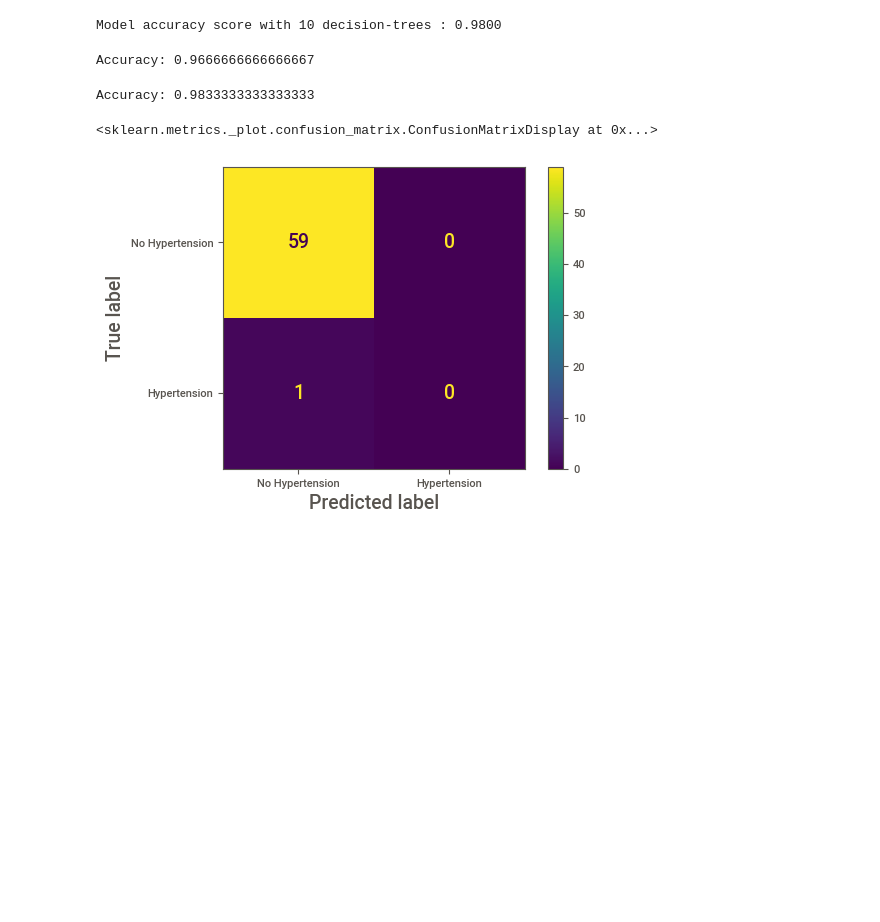
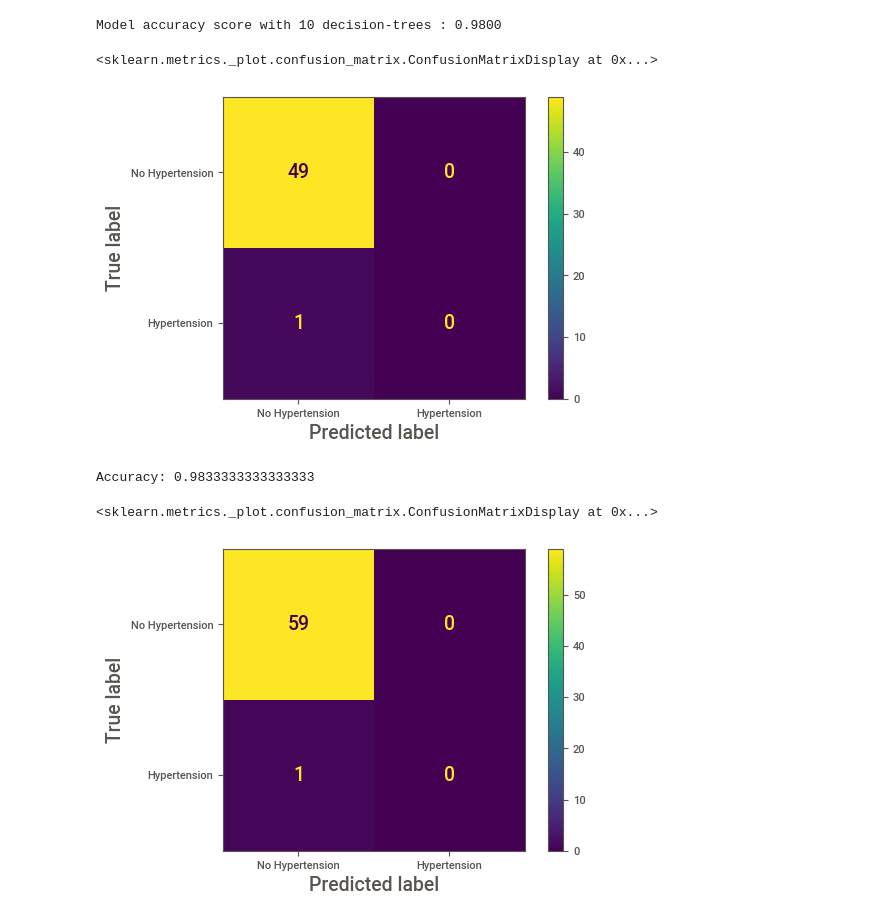
Before and after one commit to namarsha/MotherSignificantFeatureProject, a Jupyter notebook: Data Science Capstone Final Project .ipynb, the cells around one changed output. Saved outputs shown, nothing was run; the diff lists cells and outputs as text; code cells hidden in the pictures; blank space fills up the shorter version.

```diff
--- a/Data Science Capstone Final Project .ipynb
+++ b/Data Science Capstone Final Project .ipynb
@@ -532,6 +536,16 @@ from sklearn.metrics import accuracy_score
 print('Model accuracy score with 10 decision-trees : {0:0.4f}'. format(accuracy_score(y_test, y_pred)))
 # %% [output]
 Model accuracy score with 10 decision-trees : 0.9800
+# %%
+from sklearn.metrics import confusion_matrix # to create a confusion matrix
+from sklearn.metrics import plot_confusion_matrix # to draw a confusion matrix
+plot_confusion_matrix(rfc,
+                      X_test,
+                      y_test,
+                      display_labels=["No Hypertension", "Hypertension"])
+# %% [output]
+<sklearn.metrics._plot.confusion_matrix.ConfusionMatrixDisplay at 0x...>
+[figure, added]
 # %%
 import pandas as pd
 from sklearn.tree import DecisionTreeClassifier # Import Decision Tree Classifier
@@ -548,7 +554,3 @@ y_pred = clf.predict(X_test)
-# %%
-print("Decision Tree Accuracy:",metrics.accuracy_score(y_test, y_pred))
-# %% [output]
-Accuracy: 0.9666666666666667
 # %%
 import pandas as pd
 import numpy as np
```
Also changed, not shown: parts of 9 cells of this notebook.
